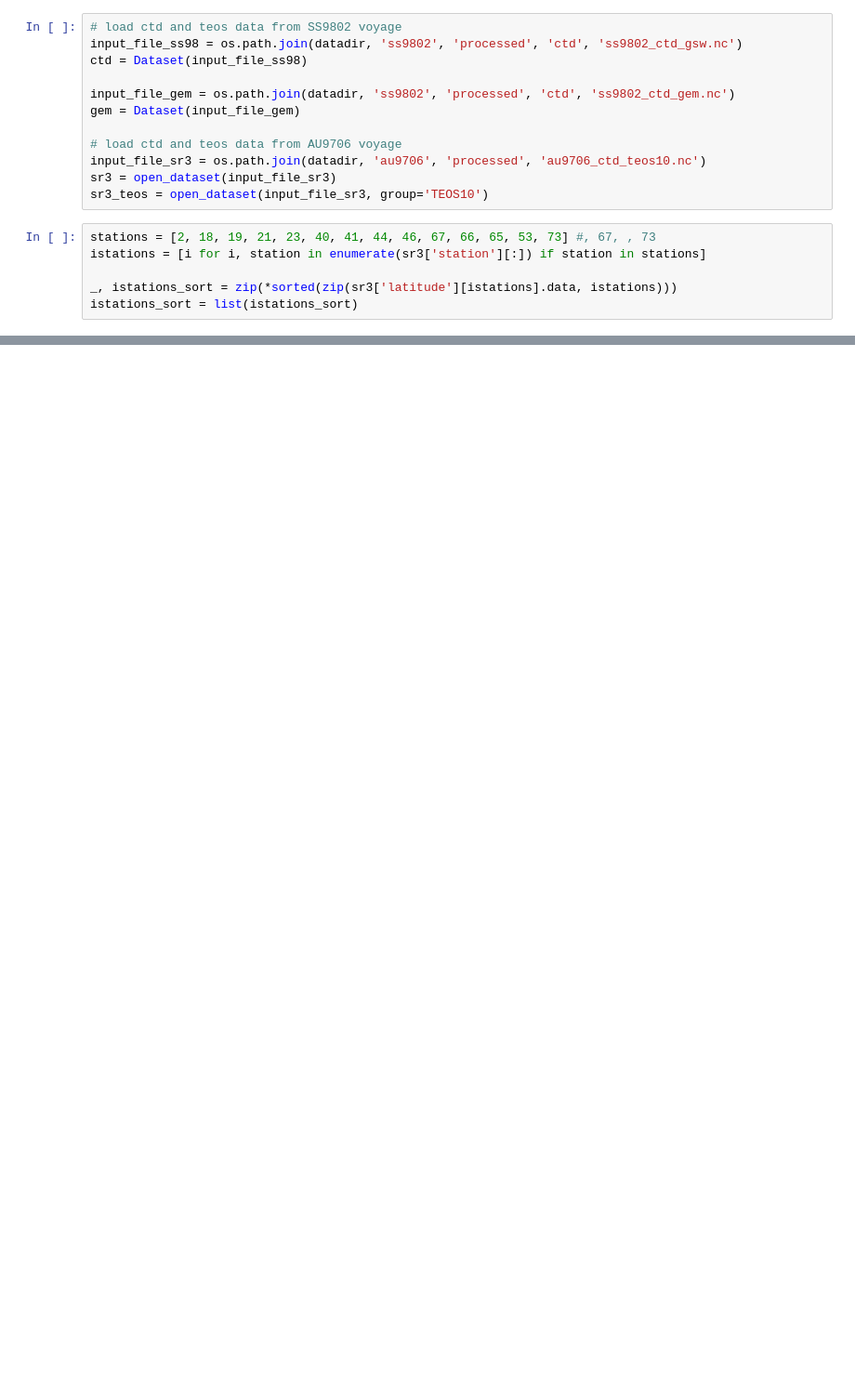
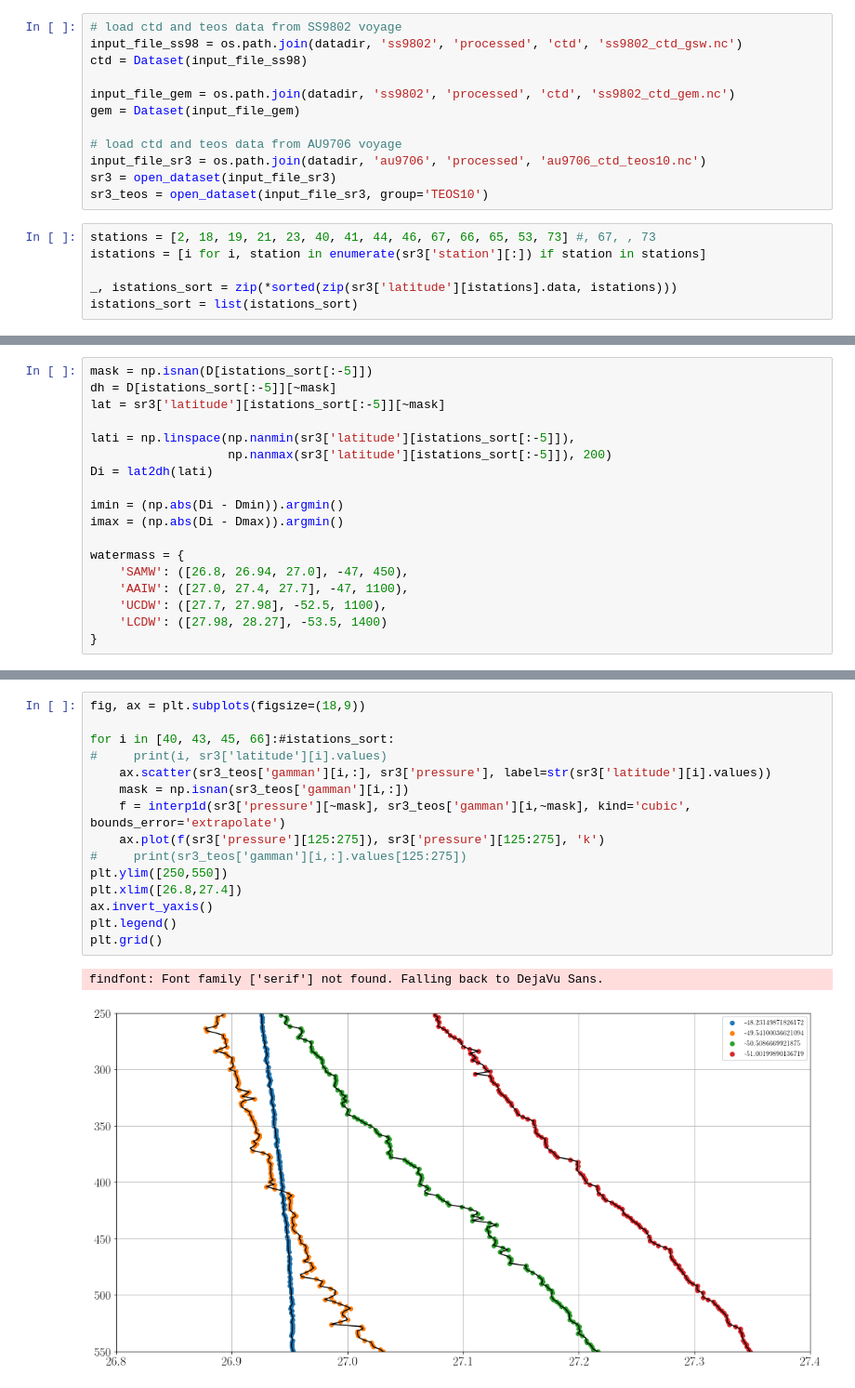
Before and after one commit to janjaapmeijer/phd-public, a Jupyter notebook: 02_analysis/02_reference-field.ipynb, the cells around one changed output, grey strips where cells are left out. Shown at 93% size. Cells and saved outputs as stored; diff of their text form; blank space fills up the shorter version.

```diff
--- a/02_analysis/02_reference-field.ipynb
+++ b/02_analysis/02_reference-field.ipynb
@@ -224,0 +257,18 @@ for iax, num in zip([0, 1, 2, 3, 4, 5], [0, 1, 3, 5, 6, 7, 0]):
+# %%
+mask = np.isnan(D[istations_sort[:-5]])
+dh = D[istations_sort[:-5]][~mask]
+lat = sr3['latitude'][istations_sort[:-5]][~mask]
+
+lati = np.linspace(np.nanmin(sr3['latitude'][istations_sort[:-5]]),
+                   np.nanmax(sr3['latitude'][istations_sort[:-5]]), 200)
+Di = lat2dh(lati)
+
+imin = (np.abs(Di - Dmin)).argmin()
+imax = (np.abs(Di - Dmax)).argmin()
+
+watermass = {
+    'SAMW': ([26.8, 26.94, 27.0], -47, 450),
+    'AAIW': ([27.0, 27.4, 27.7], -47, 1100),
+    'UCDW': ([27.7, 27.98], -52.5, 1100),
+    'LCDW': ([27.98, 28.27], -53.5, 1400)
+}
@@ -231,0 +417,18 @@ if savefig:
+# %%
+fig, ax = plt.subplots(figsize=(18,9))
+
+for i in [40, 43, 45, 66]:#istations_sort:
+#     print(i, sr3['latitude'][i].values)
+    ax.scatter(sr3_teos['gamman'][i,:], sr3['pressure'], label=str(sr3['latitude'][i].values))
+    mask = np.isnan(sr3_teos['gamman'][i,:])
+    f = interp1d(sr3['pressure'][~mask], sr3_teos['gamman'][i,~mask], kind='cubic', bounds_error='extrapolate')
+    ax.plot(f(sr3['pressure'][125:275]), sr3['pressure'][125:275], 'k')
+#     print(sr3_teos['gamman'][i,:].values[125:275])
+plt.ylim([250,550])
+plt.xlim([26.8,27.4])
+ax.invert_yaxis()
+plt.legend()
+plt.grid()
+# %% [output]
+findfont: Font family ['serif'] not found. Falling back to DejaVu Sans.
+[figure, added]
```
Also changed, not shown: parts of 8 cells of this notebook.
